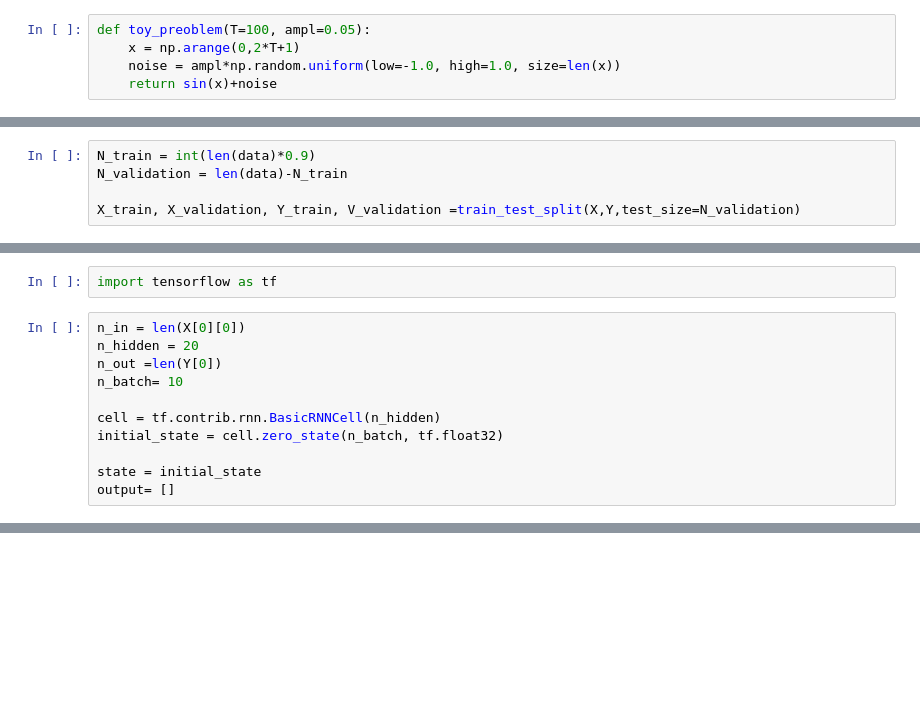
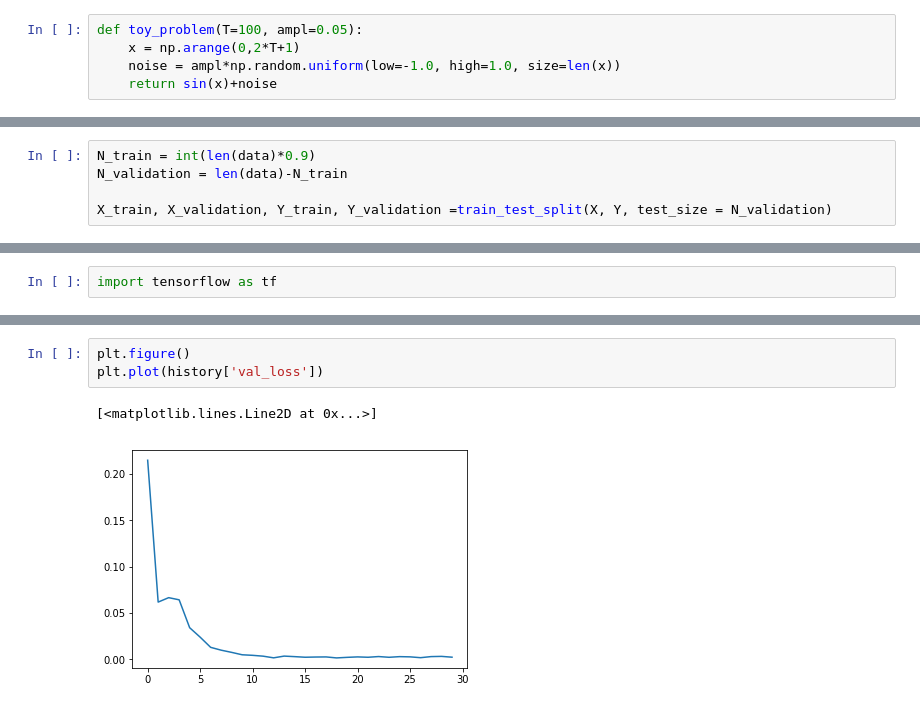
Before and after one commit to LUYUJIA/TensorFlow-PyTorch-examples, a Jupyter notebook: RNN_sin.ipynb, the cells around one changed output, grey strips where cells are left out. Cells and saved outputs as stored; diff of their text form; blank space fills up the shorter version.

```diff
--- a/RNN_sin.ipynb
+++ b/RNN_sin.ipynb
@@ -8,7 +9,7 @@ from sklearn.model_selection import train_test_split
 def sin(x, T=100):
     return np.sin(2.0*np.pi*x/T)
 # %%
-def toy_preoblem(T=100, ampl=0.05):
+def toy_problem(T=100, ampl=0.05):
     x = np.arange(0,2*T+1)
     noise = ampl*np.random.uniform(low=-1.0, high=1.0, size=len(x))
     return sin(x)+noise
@@ -38,19 +39,8 @@ Y = np.array(target).reshape(len(data),1)
 N_train = int(len(data)*0.9)
 N_validation = len(data)-N_train
 
-X_train, X_validation, Y_train, V_validation =train_test_split(X,Y,test_size=N_validation)
+X_train, X_validation, Y_train, Y_validation =train_test_split(X, Y, test_size = N_validation)
 # %% [markdown]
 # TensorFlow
 # %%
 import tensorflow as tf
-# %%
-n_in = len(X[0][0])
-n_hidden = 20
-n_out =len(Y[0])
-n_batch= 10
-
-cell = tf.contrib.rnn.BasicRNNCell(n_hidden)
-initial_state = cell.zero_state(n_batch, tf.float32)
-
-state = initial_state
-output= []
@@ -56,0 +177,6 @@ output= []
+# %%
+plt.figure()
+plt.plot(history['val_loss'])
+# %% [output]
+[<matplotlib.lines.Line2D at 0x...>]
+[figure, added]
```
Also changed, not shown: parts of 10 cells of this notebook.
